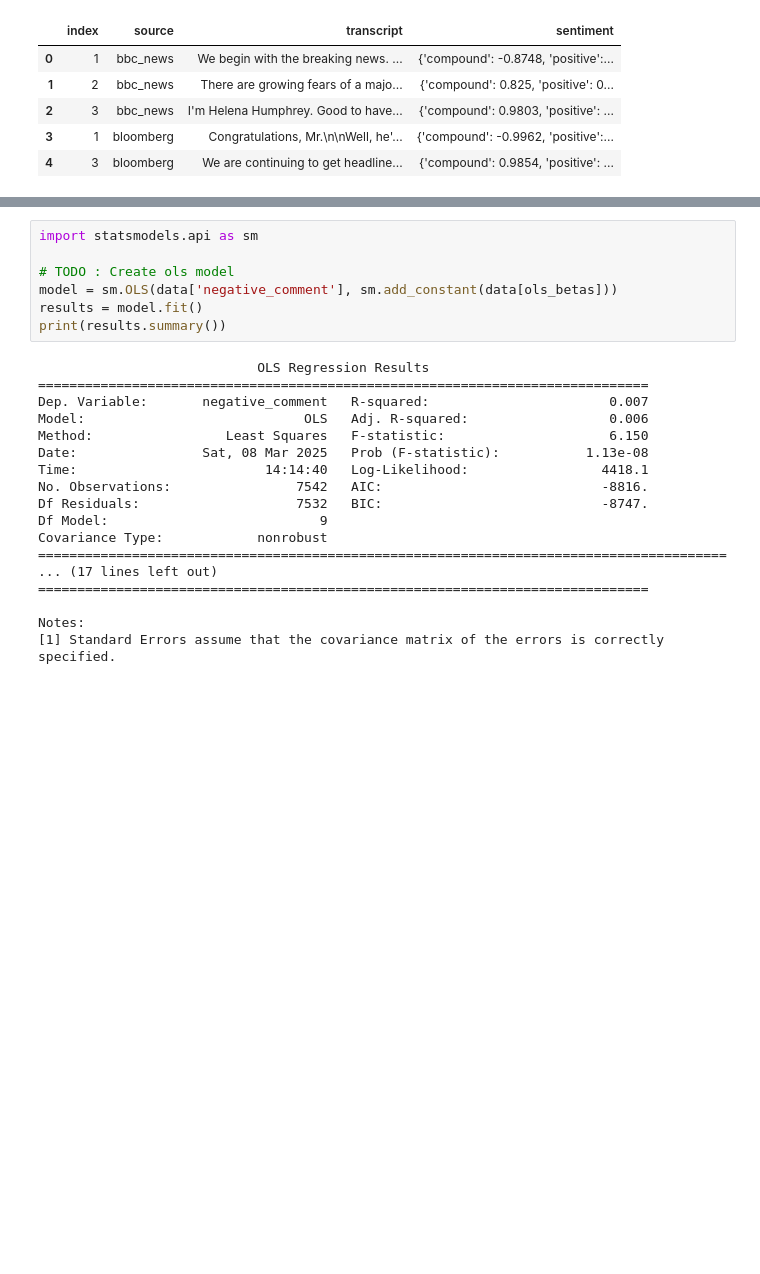
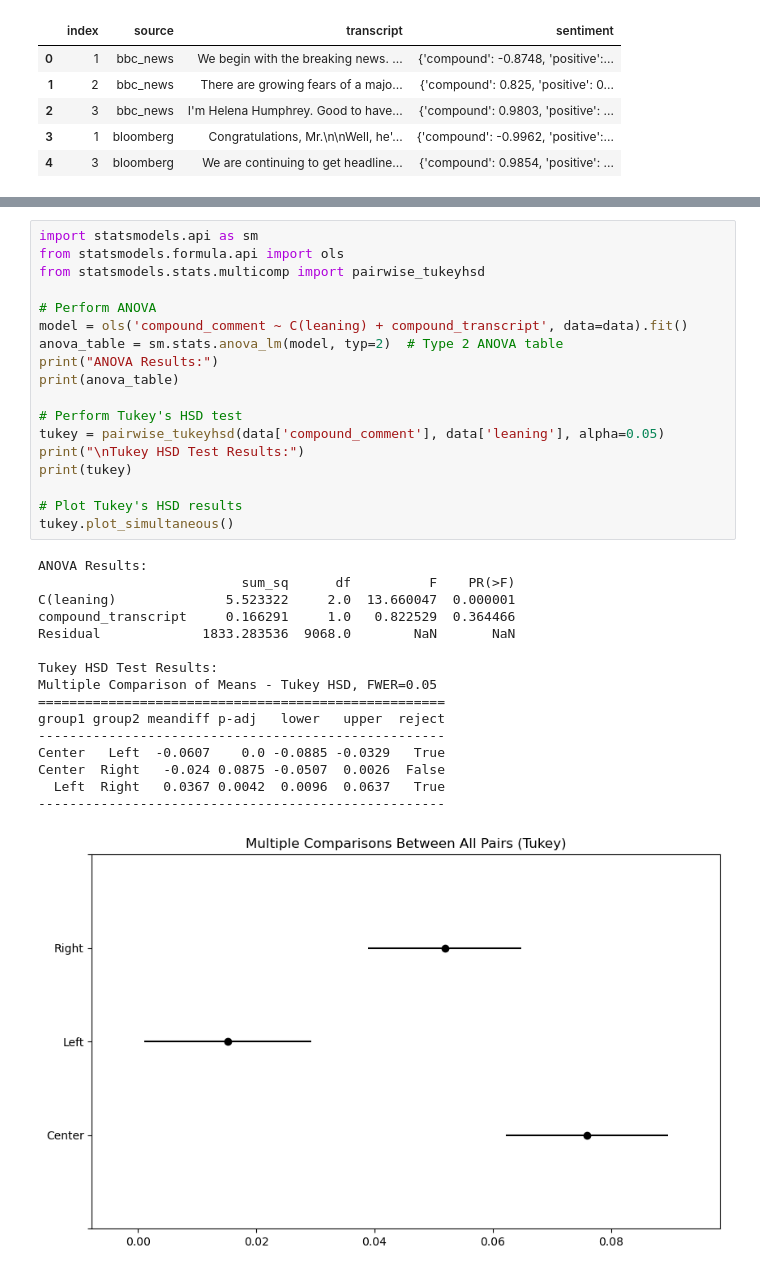
Before and after one commit to alanklin/NLP-Midterm, a Jupyter notebook: Code/graphage.ipynb, the cells around one changed output, grey strips where cells are left out. Drawn from its saved outputs; the diff is of its cells as text; blank space fills up the shorter version.

```diff
--- a/Code/graphage.ipynb
+++ b/Code/graphage.ipynb
@@ -80,25 +116,35 @@ ols_betas
-# %%
-import statsmodels.api as sm
-
-# TODO : Create ols model
-model = sm.OLS(data['negative_comment'], sm.add_constant(data[ols_betas]))
-results = model.fit()
-print(results.summary())
-# %% [output]
-                            OLS Regression Results
-==============================================================================
-Dep. Variable:       negative_comment   R-squared:                       0.007
-Model:                            OLS   Adj. R-squared:                  0.006
-Method:                 Least Squares   F-statistic:                     6.150
-Date:                Sat, 08 Mar 2025   Prob (F-statistic):           1.13e-08
-Time:                        14:14:40   Log-Likelihood:                 4418.1
-No. Observations:                7542   AIC:                            -8816.
-Df Residuals:                    7532   BIC:                            -8747.
-Df Model:                           9
-Covariance Type:            nonrobust
-========================================================================================
-... (17 lines left out)
-==============================================================================
-
-Notes:
-[1] Standard Errors assume that the covariance matrix of the errors is correctly specified.
+# %%
+import statsmodels.api as sm
+from statsmodels.formula.api import ols
+from statsmodels.stats.multicomp import pairwise_tukeyhsd
+
+# Perform ANOVA
+model = ols('compound_comment ~ C(leaning) + compound_transcript', data=data).fit()
+anova_table = sm.stats.anova_lm(model, typ=2)  # Type 2 ANOVA table
+print("ANOVA Results:")
+print(anova_table)
+
+# Perform Tukey's HSD test
+tukey = pairwise_tukeyhsd(data['compound_comment'], data['leaning'], alpha=0.05)
+print("\nTukey HSD Test Results:")
+print(tukey)
+
+# Plot Tukey's HSD results
+tukey.plot_simultaneous()
+# %% [output]
+ANOVA Results:
+                          sum_sq      df          F    PR(>F)
+C(leaning)              5.523322     2.0  13.660047  0.000001
+compound_transcript     0.166291     1.0   0.822529  0.364466
+Residual             1833.283536  9068.0        NaN       NaN
+
+Tukey HSD Test Results:
+Multiple Comparison of Means - Tukey HSD, FWER=0.05
+====================================================
+group1 group2 meandiff p-adj   lower   upper  reject
+----------------------------------------------------
+Center   Left  -0.0607    0.0 -0.0885 -0.0329   True
+Center  Right   -0.024 0.0875 -0.0507  0.0026  False
+  Left  Right   0.0367 0.0042  0.0096  0.0637   True
+----------------------------------------------------
+[figure, added]
```
Also changed, not shown: parts of 14 cells of this notebook, 4 other files.
